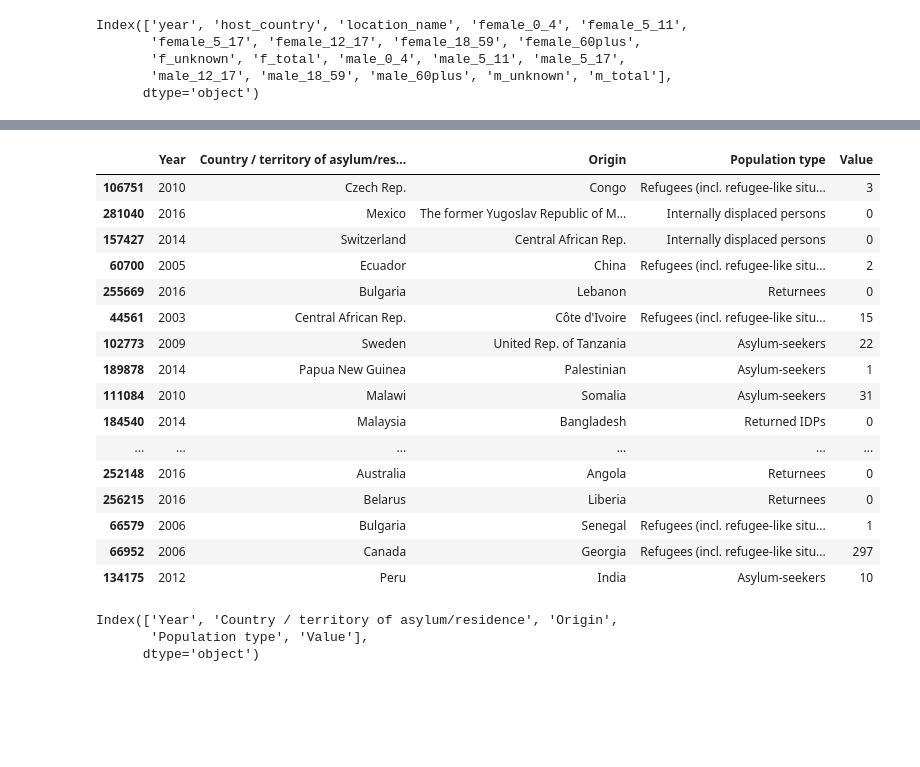
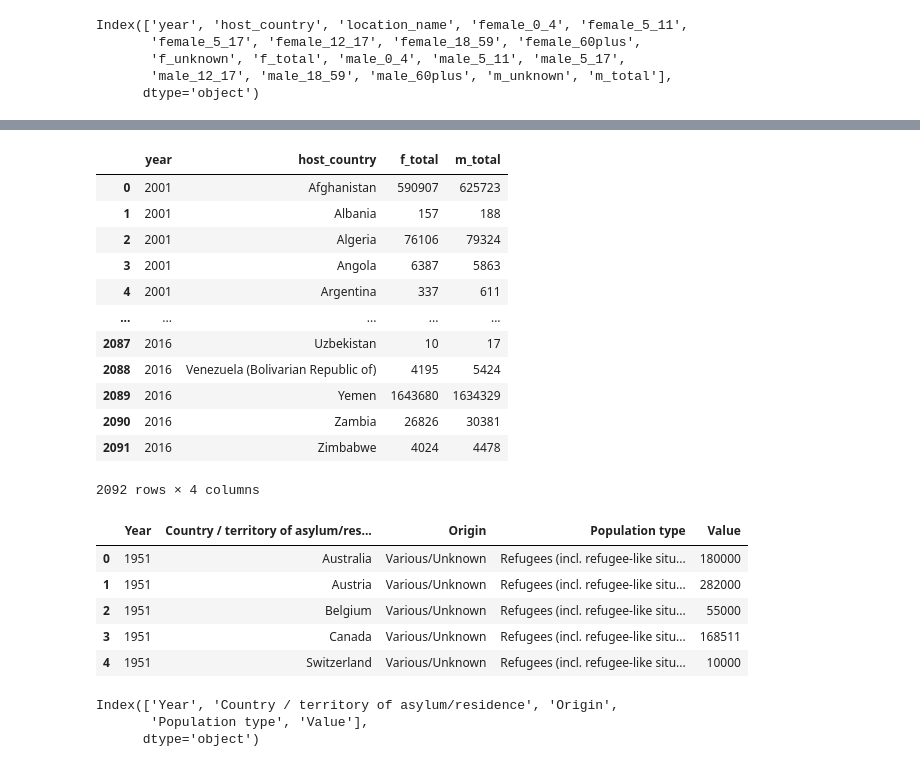
Before and after one commit to kflores56/project_2, a Jupyter notebook: Data_extract.ipynb, the cells around one changed output, grey strips where cells are left out. Drawn from its saved outputs; the diff is of its cells as text; code cells hidden in the pictures; blank space fills up the shorter version.

```diff
--- a/Data_extract.ipynb
+++ b/Data_extract.ipynb
@@ -139,25 +202,32 @@ demographics
+# %%
+#Final demographics dataframe
+final_demographics = group_year_demographics_df.copy()
+final_demographics
+# %% [output]
+|  | year | host_country | f_total | m_total |
+| 0 | 2001 | Afghanistan | 590907 | 625723 |
+| 1 | 2001 | Albania | 157 | 188 |
+| 2 | 2001 | Algeria | 76106 | 79324 |
+| 3 | 2001 | Angola | 6387 | 5863 |
+| 4 | 2001 | Argentina | 337 | 611 |
+| ... | ... | ... | ... | ... |
+| 2087 | 2016 | Uzbekistan | 10 | 17 |
+| 2088 | 2016 | Venezuela (Bolivarian Republic of) | 4195 | 5424 |
+| 2089 | 2016 | Yemen | 1643680 | 1634329 |
+| 2090 | 2016 | Zambia | 26826 | 30381 |
+| 2091 | 2016 | Zimbabwe | 4024 | 4478 |
+2092 rows × 4 columns
 # %%
 #Reading the third dataset using pandas
 time_series = pd.read_csv("Resources/time_series.csv")
-time_series.sample(20)
+time_series.head()
 # %% [output]
 |  | Year | Country / territory of asylum/res... | Origin | Population type | Value |
-| 106751 | 2010 | Czech Rep. | Congo | Refugees (incl. refugee-like situ... | 3 |
-| 281040 | 2016 | Mexico | The former Yugoslav Republic of M... | Internally displaced persons | 0 |
-| 157427 | 2014 | Switzerland | Central African Rep. | Internally displaced persons | 0 |
-| 60700 | 2005 | Ecuador | China | Refugees (incl. refugee-like situ... | 2 |
-| 255669 | 2016 | Bulgaria | Lebanon | Returnees | 0 |
-| 44561 | 2003 | Central African Rep. | Côte d'Ivoire | Refugees (incl. refugee-like situ... | 15 |
-| 102773 | 2009 | Sweden | United Rep. of Tanzania | Asylum-seekers | 22 |
-| 189878 | 2014 | Papua New Guinea | Palestinian | Asylum-seekers | 1 |
-| 111084 | 2010 | Malawi | Somalia | Asylum-seekers | 31 |
-| 184540 | 2014 | Malaysia | Bangladesh | Returned IDPs | 0 |
-| ... | ... | ... | ... | ... | ... |
-| 252148 | 2016 | Australia | Angola | Returnees | 0 |
-| 256215 | 2016 | Belarus | Liberia | Returnees | 0 |
-| 66579 | 2006 | Bulgaria | Senegal | Refugees (incl. refugee-like situ... | 1 |
-| 66952 | 2006 | Canada | Georgia | Refugees (incl. refugee-like situ... | 297 |
-| 134175 | 2012 | Peru | India | Asylum-seekers | 10 |
+| 0 | 1951 | Australia | Various/Unknown | Refugees (incl. refugee-like situ... | 180000 |
+| 1 | 1951 | Austria | Various/Unknown | Refugees (incl. refugee-like situ... | 282000 |
+| 2 | 1951 | Belgium | Various/Unknown | Refugees (incl. refugee-like situ... | 55000 |
+| 3 | 1951 | Canada | Various/Unknown | Refugees (incl. refugee-like situ... | 168511 |
+| 4 | 1951 | Switzerland | Various/Unknown | Refugees (incl. refugee-like situ... | 10000 |
 # %%
 #Retrieving the column names for reference
 time_series.columns
```
Also changed, not shown: parts of 18 cells of this notebook, 1 other file.
